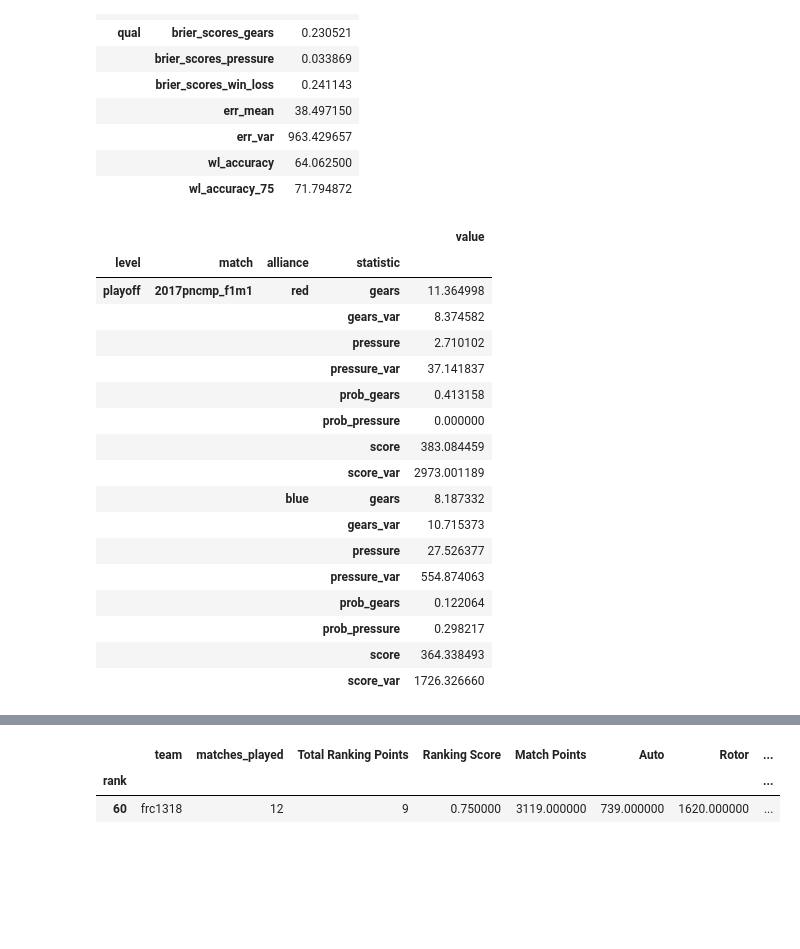
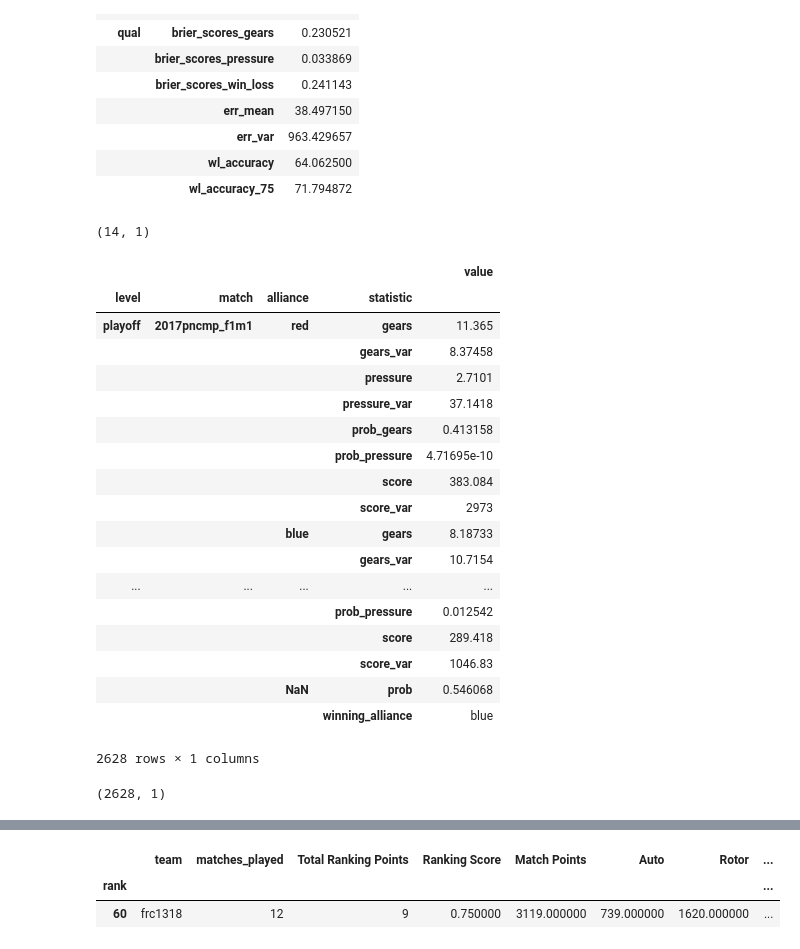
Before and after one commit to irwinsnet-old/tbap, a Jupyter notebook: TBA06 get_event_info().ipynb, the cells around one changed output, grey strips where cells are left out. Saved outputs shown, nothing was run; the diff lists cells and outputs as text; code cells hidden in the pictures; blank space fills up the shorter version.

Commit message:
Added tests through get_predictions()

```diff
--- a/TBA06 get_event_info().ipynb
+++ b/TBA06 get_event_info().ipynb
@@ -116,27 +121,36 @@ pred["event_stats"]
 |  | err_var | 963.429657 |
 |  | wl_accuracy | 64.062500 |
 |  | wl_accuracy_75 | 71.794872 |
+# %%
+pred["event_stats"].shape
+# %% [output]
+(14, 1)
 # %%
-pred["predictions"].head(16)
+pred["predictions"]
 # %% [output]
 |  |  |  |  | value |
 | level | match | alliance | statistic |  |
-| playoff | 2017pncmp_f1m1 | red | gears | 11.364998 |
-|  |  |  | gears_var | 8.374582 |
-|  |  |  | pressure | 2.710102 |
-|  |  |  | pressure_var | 37.141837 |
+| playoff | 2017pncmp_f1m1 | red | gears | 11.365 |
+|  |  |  | gears_var | 8.37458 |
+|  |  |  | pressure | 2.7101 |
+|  |  |  | pressure_var | 37.1418 |
 |  |  |  | prob_gears | 0.413158 |
-|  |  |  | prob_pressure | 0.000000 |
-|  |  |  | score | 383.084459 |
-|  |  |  | score_var | 2973.001189 |
-|  |  | blue | gears | 8.187332 |
-|  |  |  | gears_var | 10.715373 |
-|  |  |  | pressure | 27.526377 |
-|  |  |  | pressure_var | 554.874063 |
-|  |  |  | prob_gears | 0.122064 |
-|  |  |  | prob_pressure | 0.298217 |
-|  |  |  | score | 364.338493 |
-|  |  |  | score_var | 1726.326660 |
+|  |  |  | prob_pressure | 4.71695e-10 |
+|  |  |  | score | 383.084 |
+|  |  |  | score_var | 2973 |
+|  |  | blue | gears | 8.18733 |
+|  |  |  | gears_var | 10.7154 |
+| ... | ... | ... | ... | ... |
+|  |  |  | prob_pressure | 0.012542 |
+|  |  |  | score | 289.418 |
+|  |  |  | score_var | 1046.83 |
+|  |  | NaN | prob | 0.546068 |
+|  |  |  | winning_alliance | blue |
+2628 rows × 1 columns
+# %%
+pred["predictions"].shape
+# %% [output]
+(2628, 1)
 # %%
 pred["team_rankings"].head()
 # %% [output]
```
Also changed, not shown: parts of 8 cells of this notebook, 5 other files.
